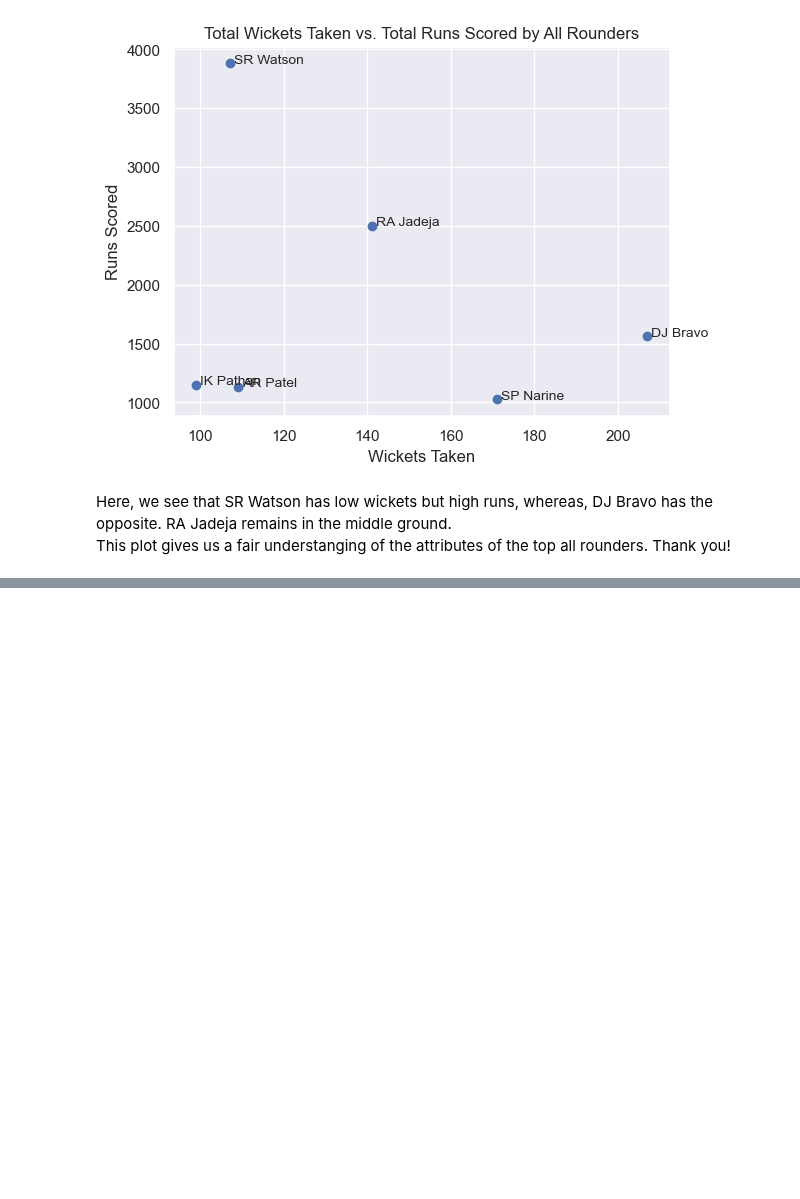
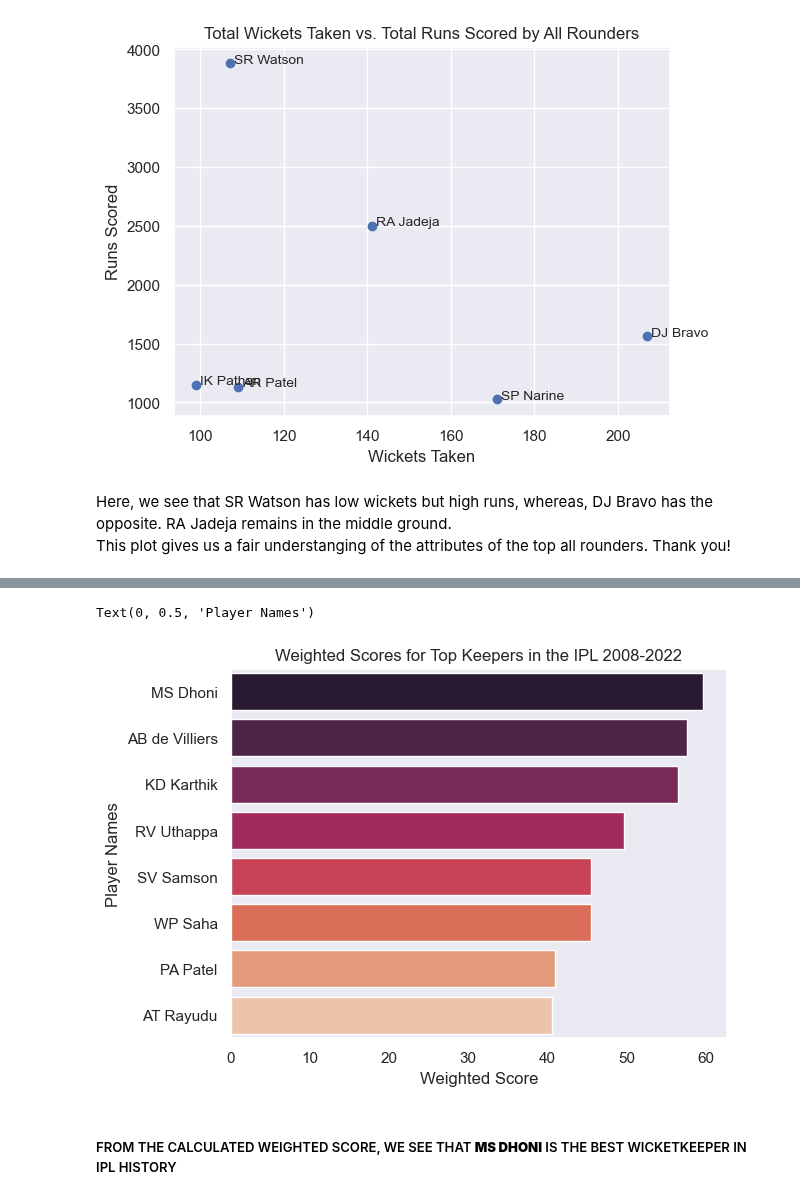
Before and after one commit to ubco-W2022T2-data301/project-group-group60, a Jupyter notebook: analysis/analysis3.ipynb, the cells around one changed output, grey strips where cells are left out. Cells and saved outputs as stored; diff of their text form; code cells hidden in the pictures; blank space fills up the shorter version.

```diff
--- a/analysis/analysis3.ipynb
+++ b/analysis/analysis3.ipynb
@@ -174,0 +161,7 @@ Thank you!
+# %%
+import numpy as np
+import pandas as pd
+from codes import project_functions3 as pf3
+
+ball_by_ball = pf3.load_and_process("../data/raw/IPL_Ball_by_Ball_2008_2022.csv")
+matches = pf3.load_and_process("../data/raw/IPL_Matches_2008_2022 (1).csv")
@@ -174,0 +170,22 @@ Thank you!
+# %%
+#FINDING UNIQUE KEEPERS IN IPL HISTORY
+unique_stumpers = pf3.find_unique_wicketkeepers(ball_by_ball)
+unique_stumpers
+
+#FINDING ALL WICKETKEEPER STATISTCS
+final_wicketkeeping_stats = pf3.find_wicketkeeper_stats(ball_by_ball, unique_stumpers)
+final_wicketkeeping_stats
+
+#REMOVING ALL KEEPERS WITH LESS THAN 60 INNINGS
+final_wicketkeeping_stats = final_wicketkeeping_stats[final_wicketkeeping_stats['Innings']>60]
+final_wicketkeeping_stats
+
+#FINDING AND MERGING THE BATTING STATISTICS OF THE REMAINING KEEPERS
+keeper_batsmen_stats = pf3.find_and_merge_batting_stats_of_keepers(final_wicketkeeping_stats)
+keeper_batsmen_stats
+
+#CREATING WEIGHTED SCORE
+df = keeper_batsmen_stats
+keeper_batsmen_stats = df.assign(Weighted_Score=(df['Catches']*0.15 + df['Stumpings']*0.15 + df['Dis/Inn']*0.3 + df['Runs Per Wicket']*0.2 + df['Strike Rate']*0.2))
+keeper_batsmen_stats = keeper_batsmen_stats.sort_values('Weighted_Score', ascending = False).reset_index(drop = True)
+keeper_batsmen_stats
@@ -174,0 +202,13 @@ Thank you!
+# %%
+import seaborn as sns
+import matplotlib.pyplot as plt
+sns.set_style('dark')
+sns.barplot(data=keeper_batsmen_stats, x="Weighted_Score", y="fielders_involved", palette='rocket')
+plt.title('Weighted Scores for Top Keepers in the IPL 2008-2022')
+plt.xlabel('Weighted Score')
+plt.ylabel('Player Names')
+# %% [output]
+Text(0, 0.5, 'Player Names')
+[figure, added]
+# %% [markdown]
+##### FROM THE CALCULATED WEIGHTED SCORE, WE SEE THAT **MS DHONI** IS THE BEST WICKETKEEPER IN IPL HISTORY
```
Also changed, not shown: parts of 27 cells of this notebook, 3 other files.
